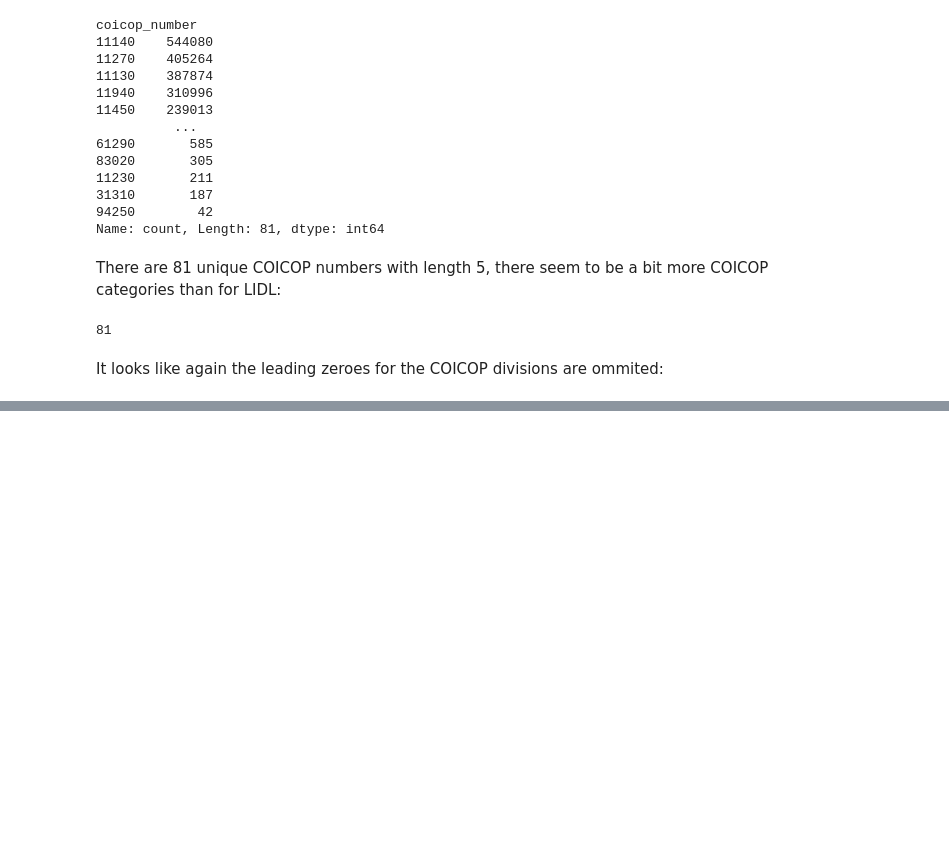
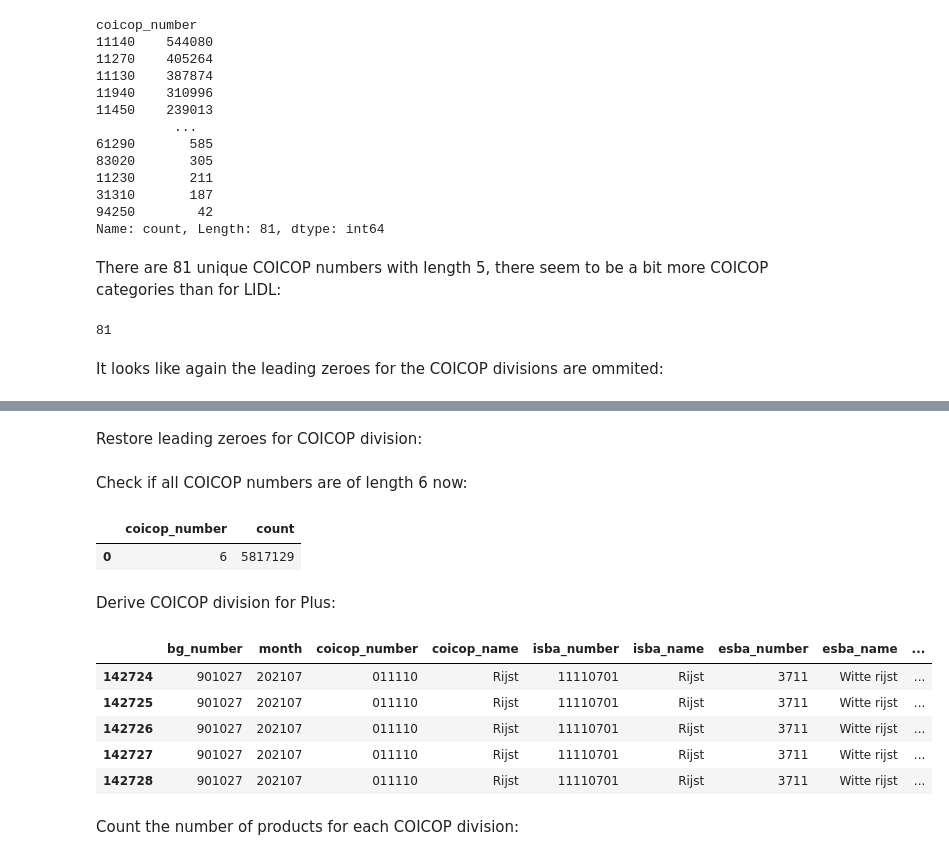
Before and after one commit to ssi-wp3/ssi-wp3, a Jupyter notebook: Notebooks/01b-Data-Exploration-Plus.ipynb, the cells around one changed output, grey strips where cells are left out. Drawn from its saved outputs; the diff is of its cells as text; code cells hidden in the pictures; blank space fills up the shorter version.

```diff
--- a/Notebooks/01b-Data-Exploration-Plus.ipynb
+++ b/Notebooks/01b-Data-Exploration-Plus.ipynb
@@ -171,0 +190,2 @@ plus_df[plus_df.coicop_number.str.len() == 5].coicop_number.str.startswith("0").
+# %% [markdown]
+Restore leading zeroes for COICOP division:
@@ -171,0 +194,21 @@ plus_df[plus_df.coicop_number.str.len() == 5].coicop_number.str.startswith("0").
+# %% [markdown]
+Check if all COICOP numbers are of length 6 now:
+# %%
+plus_df.coicop_number.str.len().value_counts().reset_index()
+# %% [output]
+|  | coicop_number | count |
+| 0 | 6 | 5817129 |
+# %% [markdown]
+Derive COICOP division for Plus:
+# %%
+plus_df['coicop_division'] = plus_df[plus_df.coicop_number.str.len() == 6].coicop_number.str[:2]
+plus_df.head()
+# %% [output]
+|  | bg_number | month | coicop_number | coicop_name | isba_number | isba_name | esba_number | esba_name | ... |
+| 142724 | 901027 | 202107 | 011110 | Rijst | 11110701 | Rijst | 3711 | Witte rijst | ... |
+| 142725 | 901027 | 202107 | 011110 | Rijst | 11110701 | Rijst | 3711 | Witte rijst | ... |
+| 142726 | 901027 | 202107 | 011110 | Rijst | 11110701 | Rijst | 3711 | Witte rijst | ... |
+| 142727 | 901027 | 202107 | 011110 | Rijst | 11110701 | Rijst | 3711 | Witte rijst | ... |
+| 142728 | 901027 | 202107 | 011110 | Rijst | 11110701 | Rijst | 3711 | Witte rijst | ... |
+# %% [markdown]
+Count the number of products for each COICOP division:
```
Also changed, not shown: parts of 27 cells of this notebook.
